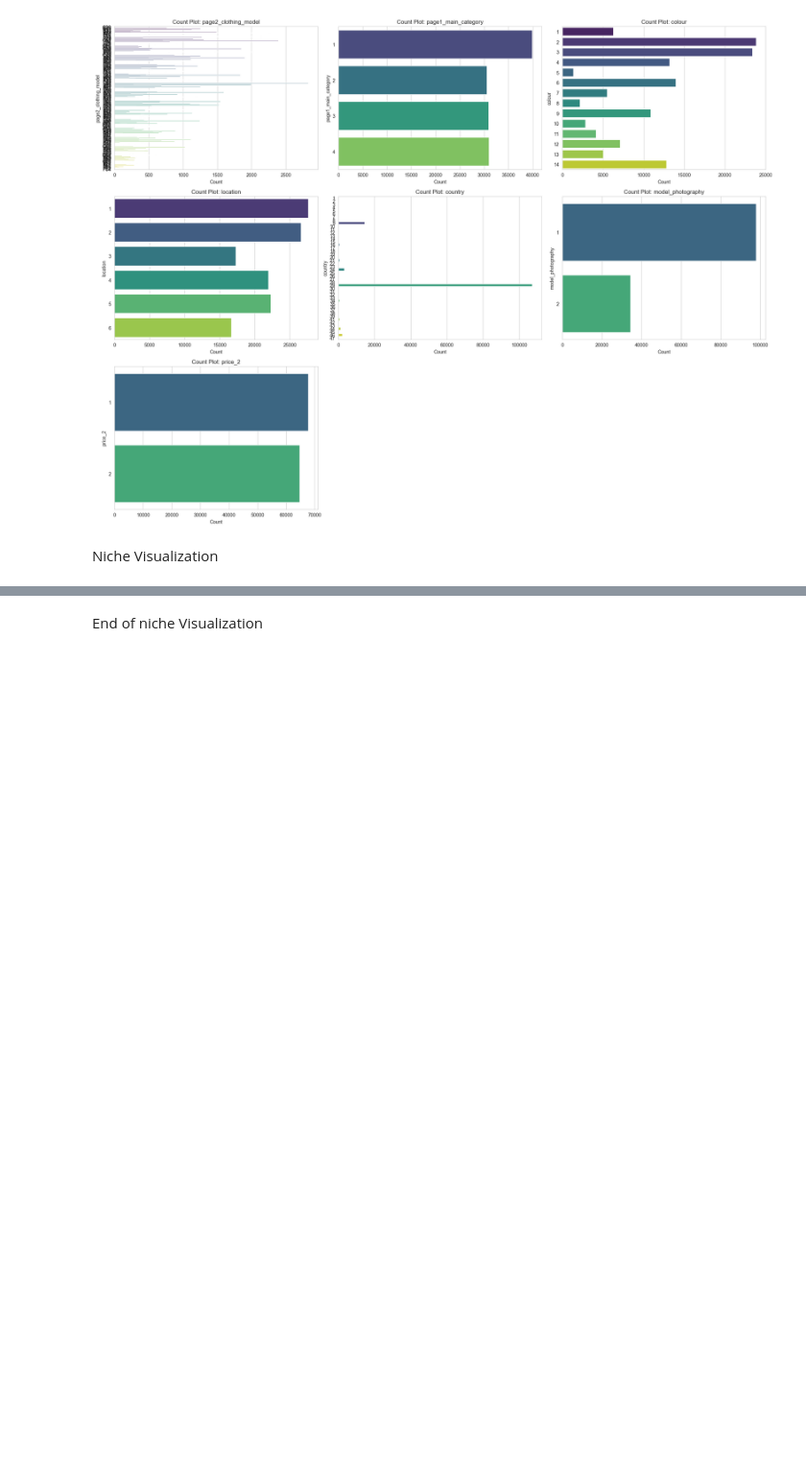
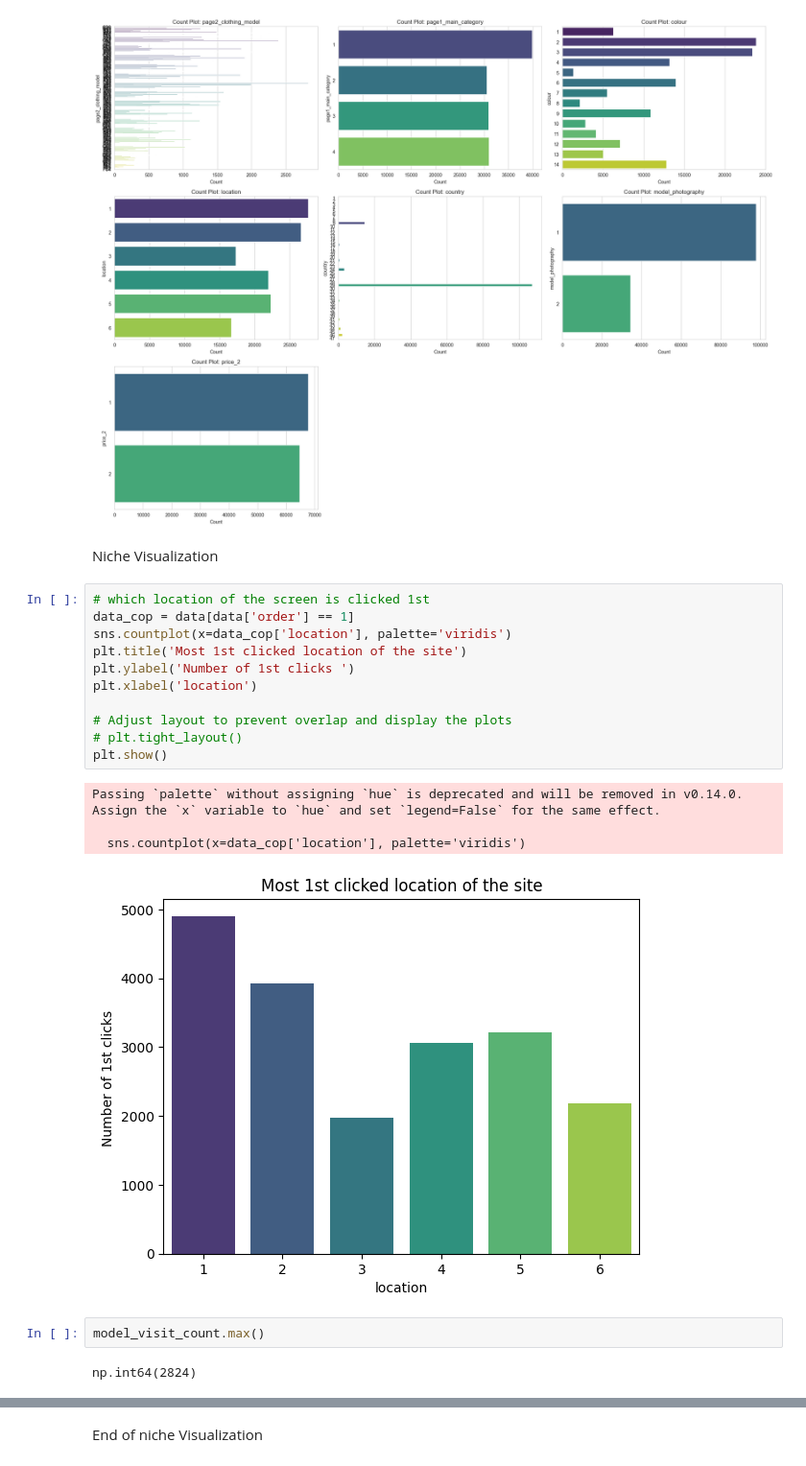
Before and after one commit to Aravind-M2/E-Commerce-Customer-conversion, a Jupyter notebook: data exploration.ipynb, the cells around one changed output, grey strips where cells are left out. Shown at 96% size. Drawn from its saved outputs; the diff is of its cells as text; blank space fills up the shorter version.

Commit message:
added 5 graphs

```diff
--- a/data exploration.ipynb
+++ b/data exploration.ipynb
@@ -179,3 +180,23 @@ Passing `palette` without assigning `hue` is deprecated and will be removed in v
 [figure]
 # %% [markdown]
 Niche Visualization
+# %%
+# which location of the screen is clicked 1st
+data_cop = data[data['order'] == 1]
+sns.countplot(x=data_cop['location'], palette='viridis')
+plt.title('Most 1st clicked location of the site')
+plt.ylabel('Number of 1st clicks ')
+plt.xlabel('location')
+
+# Adjust layout to prevent overlap and display the plots
+# plt.tight_layout()
+plt.show()
+# %% [output]
+Passing `palette` without assigning `hue` is deprecated and will be removed in v0.14.0. Assign the `x` variable to `hue` and set `legend=False` for the same effect.
+
+  sns.countplot(x=data_cop['location'], palette='viridis')
+[figure, added]
+# %%
+model_visit_count.max()
+# %% [output]
+np.int64(2824)
```
Also changed, not shown: parts of 3 cells of this notebook.
